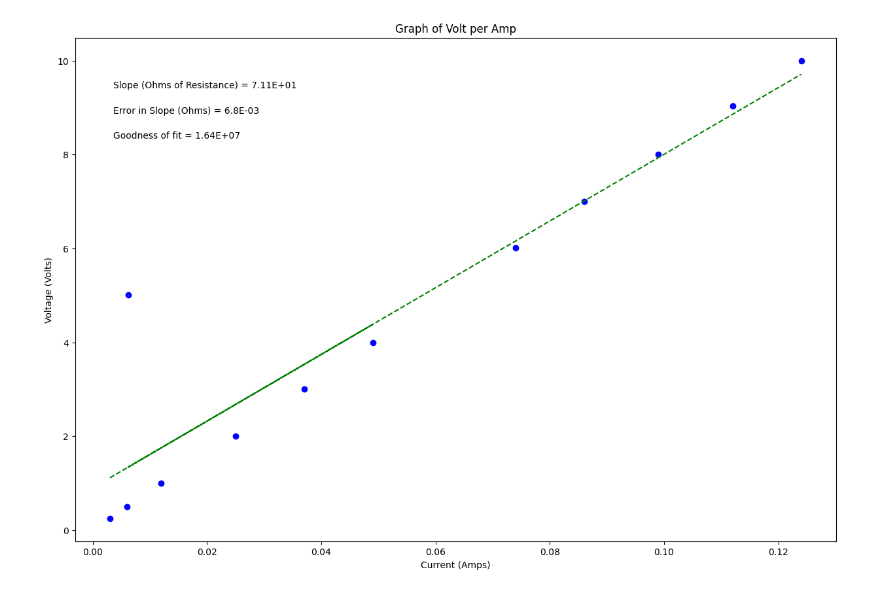
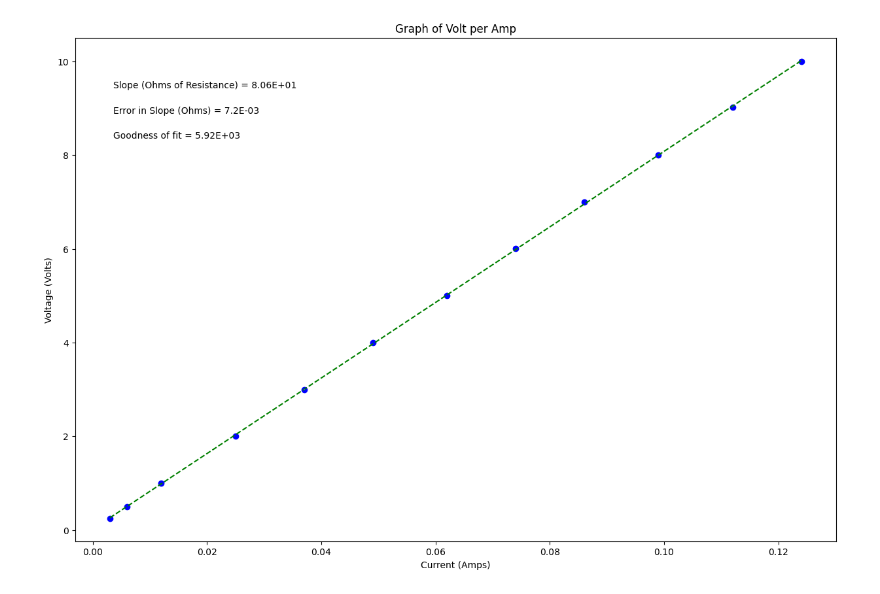
Before and after one commit to WesleeS/ohmlaw-UMT, a Jupyter notebook: ResistanceGraph.ipynb, the cells around one changed output. Saved outputs shown, nothing was run; the diff lists cells and outputs as text; code cells hidden in the pictures.

```diff
--- a/ResistanceGraph.ipynb
+++ b/ResistanceGraph.ipynb
@@ -13,7 +13,7 @@ import matplotlib.pyplot as plt
 #-------------------------------------------#
 #Data Section - Create Arrays for data. Perform necessary calculations
 #CHANGE THE VARIABLE NAMES and numbers to match your data
-crnt = np.array([0.003, 0.006, 0.012, 0.025, 0.037, 0.049, 0.0062, 0.074, 0.086, 0.099, 0.112, 0.124]) #what are units?
+crnt = np.array([0.003, 0.006, 0.012, 0.025, 0.037, 0.049, 0.062, 0.074, 0.086, 0.099, 0.112, 0.124]) #what are units?
 volt = np.array([0.252, 0.502, 1.005, 2, 3.002, 3.998, 5.004, 6.007, 7, 8, 9.03, 10]) #what are units?
 
 
@@ -53,31 +53,31 @@ db = np.sqrt(1/D*sum(x**2/dy**2)) #error in intercept
 #Calculate the "goodness of fit" from the linear least squares fitting document
 def LLSFD2(x,y,dy):
     N = sum(((y-b-m*x)/dy)**2)
     return N
 
 N = LLSFD2(x,y,dy)
 
 #-----------------------------------------------------------------------#
 #Plot data on graph. Plot error bars and place values for slope, error in slope and goodness of fit on the plot using "annotate"
 plt.figure(figsize=(15,10))
 
 plt.plot(x, fit, color='green', linestyle='--')
 plt.scatter(x, y, color='blue', marker='o')
 
 plt.xlabel('Current (Amps)')
 plt.ylabel('Voltage (Volts)')
 plt.title('Graph of Volt per Amp')
 
 plt.errorbar(x, y, yerr=dy, xerr=None, fmt="none") #don't need to plot x error bars
 
 
 plt.annotate('Slope (Ohms of Resistance) = {value:.{digits}E}'.format(value=m, digits=2),
              (0.05, 0.9), xycoords='axes fraction')
 plt.annotate('Error in Slope (Ohms) = {value:.{digits}E}'.format(value=dm, digits=1),
              (0.05, 0.85), xycoords='axes fraction')
 plt.annotate('Goodness of fit = {value:.{digits}E}'.format(value=N, digits=2),
              (0.05, 0.80), xycoords='axes fraction')
 
 plt.show()
 # %% [output]
-[figure, old version]
+[figure, new version]
```
